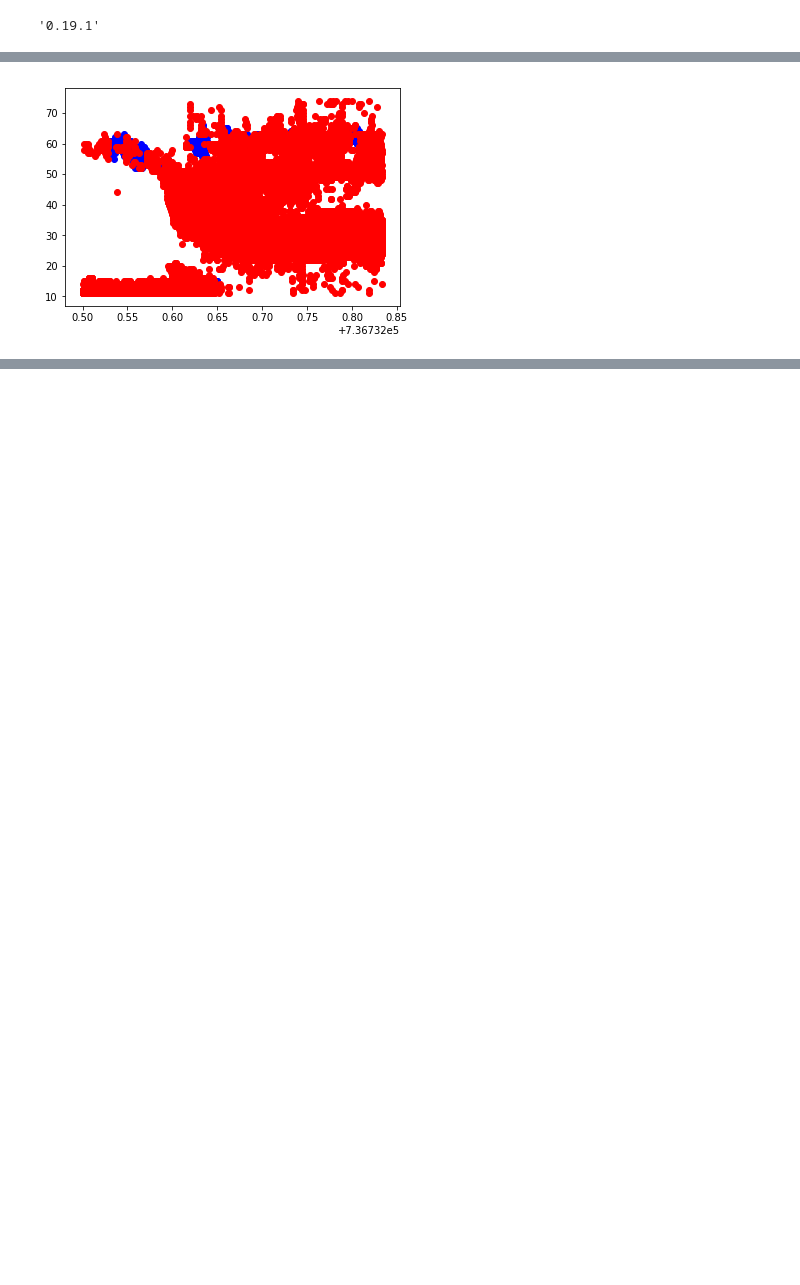
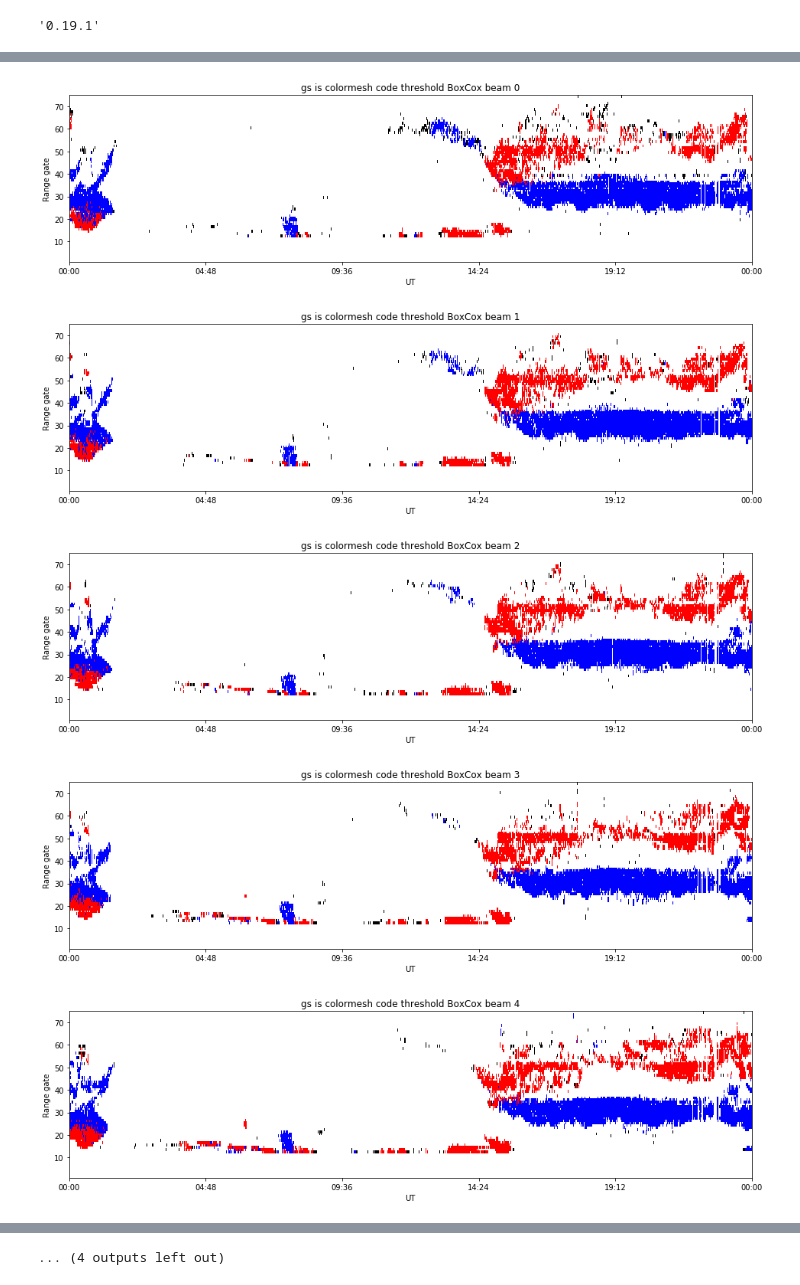
Before and after one commit to vtsuperdarn/clustering_superdarn_data, a Jupyter notebook: dbscan.ipynb, the cells around one changed output, grey strips where cells are left out. Saved outputs shown, nothing was run; the diff lists cells and outputs as text; code cells hidden in the pictures; blank space fills up the shorter version.

```diff
--- a/dbscan.ipynb
+++ b/dbscan.ipynb
@@ -21,7 +20,6 @@ sklearn.__version__
 # %% [output]
 '0.19.1'
 # %%
-
 import matplotlib.pyplot as plt
 from sklearn.preprocessing import scale
 feature_names = ['beam', 'gate', 'vel', 'wid', 'power', 'freq', 'time', 'phi0', 'elev', 'nsky', 'nsch']
@@ -31,5 +29,4 @@ power = data_flat_unscaled[:, 4]
 beam = data_flat_unscaled[:, 0]
 vel = data_flat_unscaled[:, 2]
 wid = data_flat_unscaled[:, 3]
-time = data_flat_unscaled[:, 6]
-#time = (time - np.floor(time)) * 24 * 60 * 60 / secs_per_measurement
+time_num_days = data_flat_unscaled[:, 6]
@@ -143,11 +122,9 @@ for b in range(16):
 ... (4 outputs left out)
 # %%
 from superdarn_cluster.utilities import plot_clusters
-
 stats_i = [0, 1, 2, 3, 4, 7, 8]
 data_flat_unscaled[:, 2] = np.abs(data_flat_unscaled[:, 2])
-data_flat_unscaled[:, 2] = np.abs(data_flat_unscaled[:, 2])
-
+data_flat_unscaled[:, 3] = np.abs(data_flat_unscaled[:, 3])
 plot_clusters(labels, data_flat_unscaled[:, stats_i], data_flat_unscaled[:, 6],
                gate, vel, np.array(feature_names)[stats_i], range_max, start_time, end_time, save=True, base_path='dbscan ')
 # %%
@@ -193,6 +188,22 @@ for k in unique_labels:
-# %%
-plt.scatter(time[gs_flg == 1], gate[gs_flg == 1], color='blue')
-plt.scatter(time[gs_flg == 0], gate[gs_flg == 0], color='red')
-plt.show()
-# %% [output]
-[figure, removed]
+# %%
+# ~~ IS/GS Colormesh RTI ~~
+from superdarn_cluster.utilities import plot_is_gs_colormesh
+
+#fig = plt.figure(figsize=(16, 4))
+#ax = plt.subplot(111)
+unique_time = [date2num(d) for d in data_dict['datetime']]
+
+# TODO for each beam
+for b in range(num_beams):
+    fig = plt.figure(figsize=(16, 4))
+    ax = plt.subplot(111)
+    beam_filter = b == beam
+    plot_is_gs_colormesh(ax, unique_time, time_num_days[beam_filter], gate[beam_filter], gs_flg[beam_filter], range_max, plot_indeterminate=True)
+    plt.title('gs is colormesh code threshold BoxCox beam ' + str(b))
+    plt.savefig('gs is colormesh code threshold BoxCox beam ' + str(b))
+# %% [output]
+[figure, added]
+[figure, added]
+[figure, added]
+[figure, added]
+[figure, added]
@@ -198,0 +217 @@ plt.show()
+... (4 outputs left out)
```
Also changed, not shown: parts of 9 cells of this notebook, 4 other files.
